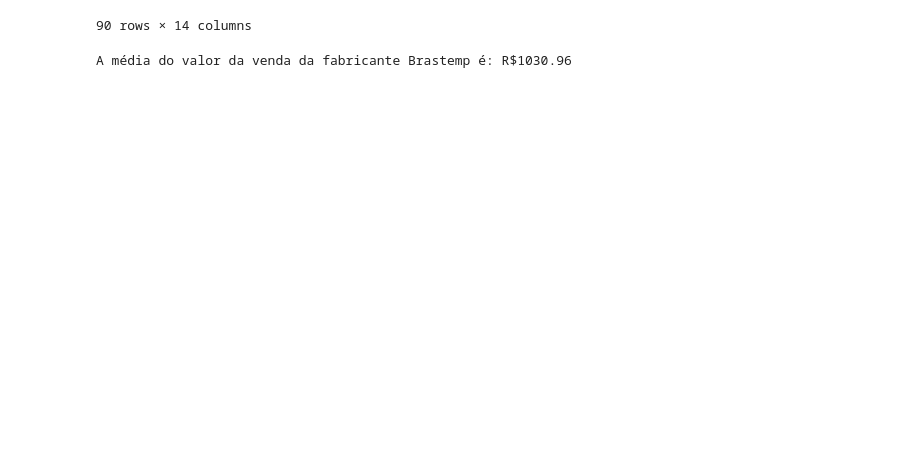
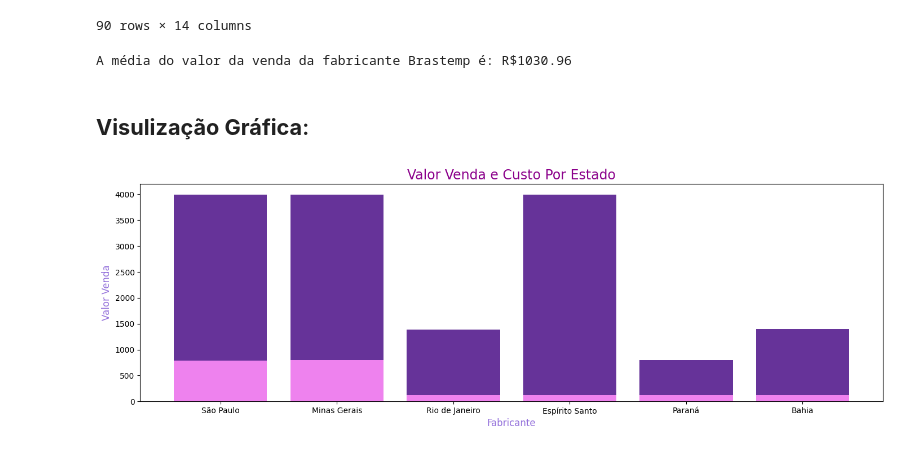
Before and after one commit to DaianedeOliveira/analisedados-py, a Jupyter notebook: AnaliseDadosComercial.ipynb, the cells around one changed output. Drawn from its saved outputs; the diff is of its cells as text; code cells hidden in the pictures; blank space fills up the shorter version.

```diff
--- a/AnaliseDadosComercial.ipynb
+++ b/AnaliseDadosComercial.ipynb
@@ -124,3 +124,26 @@ media_Brastemp = dados.loc[dados['Fabricante'] == 'Brastemp', 'ValorVenda'].mean
 print('A média do valor da venda da fabricante Brastemp é: R${:.2f}'.format(media_Brastemp))
 # %% [output]
 A média do valor da venda da fabricante Brastemp é: R$1030.96
+# %% [markdown]
+## **Visulização Gráfica**:
+# %%
+import matplotlib.pyplot as plt
+import pandas as pd
+
+
+fig, ax = plt.subplots(figsize=(17,5))
+
+color = "mediumpurple"
+
+
+ax.bar(dados['Estado'], dados['ValorVenda'], color="rebeccapurple")
+ax.bar(dados['Estado'], dados['Custo'], color="violet")
+
+
+ax.set_title('Valor Venda e Custo Por Estado', color= "darkmagenta", fontsize =17)
+ax.set_xlabel('Fabricante', color = color, fontsize =12)
+ax.set_ylabel('Valor Venda', color = color, fontsize =12)
+
+plt.show()
+# %% [output]
+[figure, added]
```
Also changed, not shown: parts of 2 cells of this notebook.
